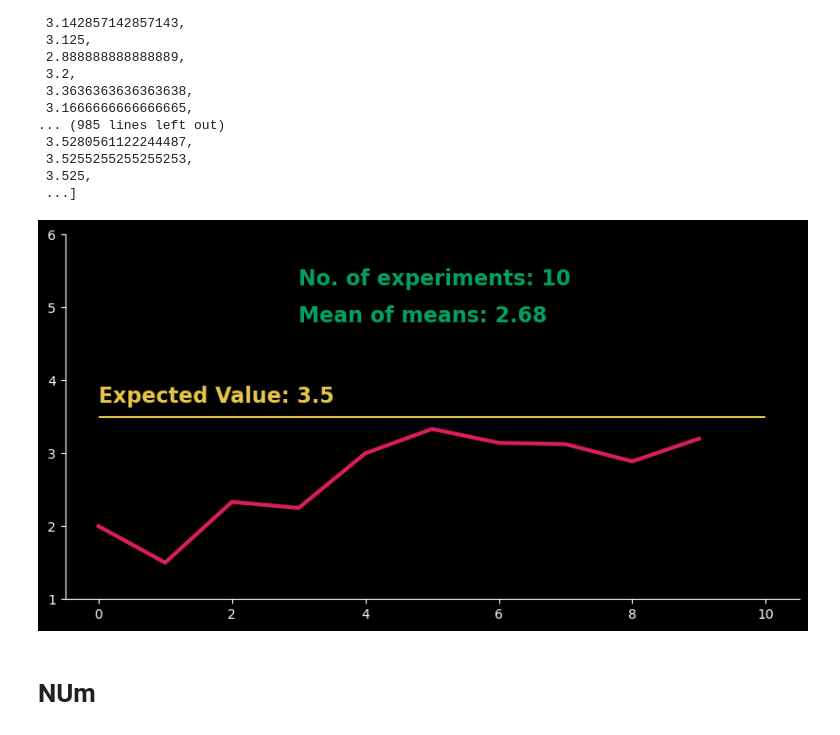
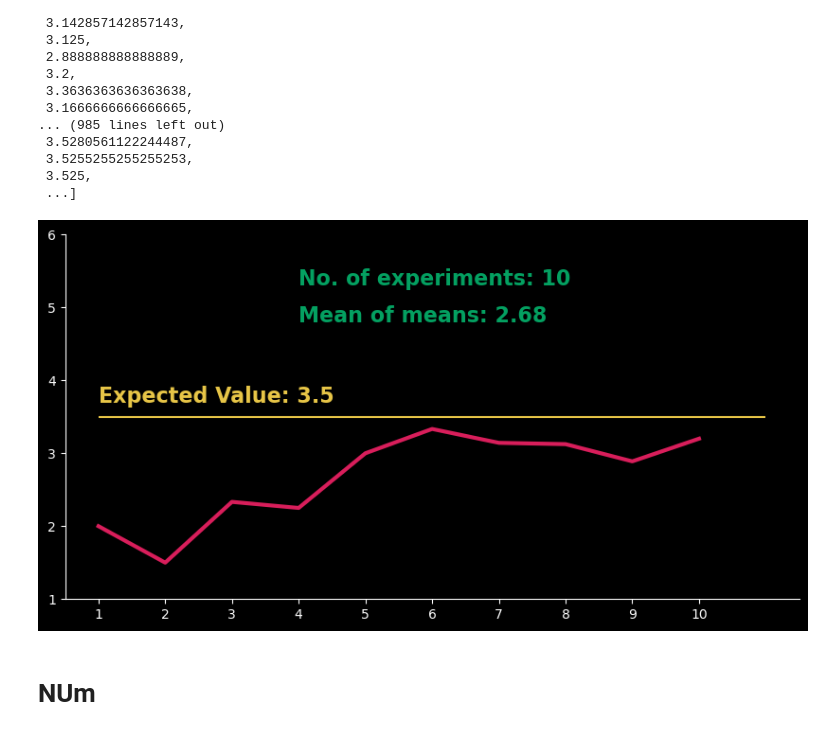
Before and after one commit to levikul09/Tutorials, a Jupyter notebook: LLN-pal.ipynb, the cells around one changed output. Saved outputs shown, nothing was run; the diff lists cells and outputs as text; code cells hidden in the pictures.

```diff
--- a/LLN-pal.ipynb
+++ b/LLN-pal.ipynb
@@ -44,37 +44,40 @@ avg_dice
 # %%
 fig, ax = plt.subplots(figsize=(10,5), facecolor='black')
 
 #Plotting:
 
 y = avg_dice[:10]
 
 ax.plot(y, color='#D81E5B', linewidth=3)
 
 ax.hlines(exp, 0, len(y), color='#E7C547')
 
-#add text to right upper corner
+#add text
 
 ax.text(len(y)/2*0.6, 5.3, f'No. of experiments: {len(y)}', color='#04A061', fontsize=16, fontweight='bold')
 ax.text(len(y)/2*0.6, 4.8, f'Mean of means: {round(np.mean(y), 2)}', color='#04A061', fontsize=16, fontweight='bold')
 
-
-ax.text(0, exp+0.2, f'Expected Value: {exp}', color='#E7C547', fontsize=16, fontweight='bold')
+if len(y)<=10:
+    ax.text(0, exp+0.2, f'Expected Value: {exp}', color='#E7C547', fontsize=16, fontweight='bold')
 
 #Formatting:
 
 ax.tick_params(which='both', colors='white')
 
 ax.spines[['left', 'bottom']].set_color('white')
 
 ax.spines[['right', 'top']].set_visible(False)
 
 ax.set_facecolor('black')
 
 ax.set_yticks([1,2,3,4,5,6])
 
-plt.savefig('1000runs.png', dpi=300,bbox_inches='tight');
+if len(y)<=10:
+    ax.set_xticks(np.arange(len(y)), np.arange(1, len(y)+1))
+
+plt.savefig(f'{len(y)}.runs.png', dpi=300,bbox_inches='tight');
 # %% [output]
-[figure, old version]
+[figure, new version]
 # %% [markdown]
 # NUm
 # %%
```
Also changed, not shown: parts of 1 cell of this notebook, 1 other file.
